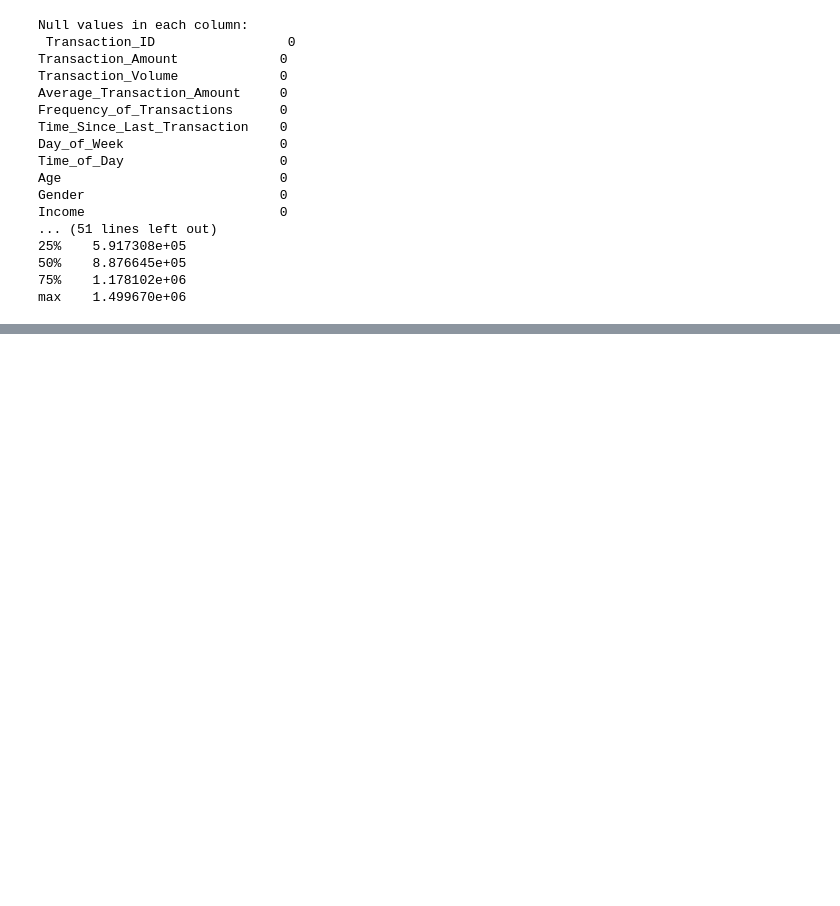
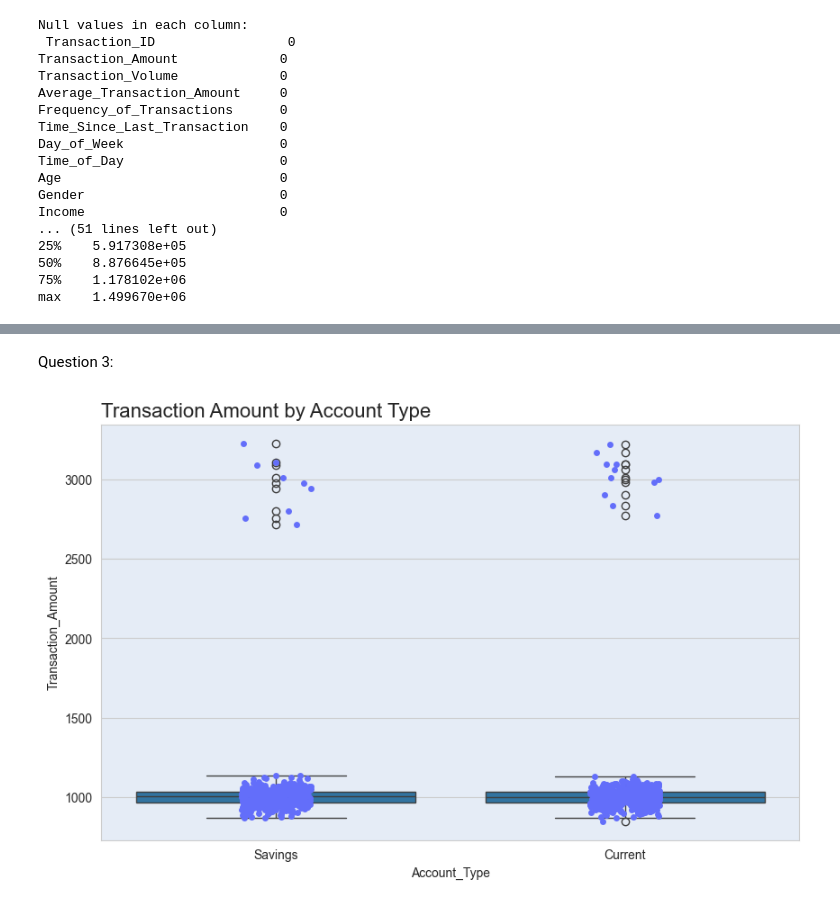
Before and after one commit to KHATIRh/ML-Internship-Task-1, a Jupyter notebook: Task 01.ipynb, the cells around one changed output, grey strips where cells are left out. Drawn from its saved outputs; the diff is of its cells as text; code cells hidden in the pictures; blank space fills up the shorter version.

```diff
--- a/Task 01.ipynb
+++ b/Task 01.ipynb
@@ -35,0 +54,23 @@ Question 2
+# %% [markdown]
+Question 3:
+# %%
+import pandas as pd
+import seaborn as sns
+import matplotlib.pyplot as plt
+
+df = pd.read_csv("transaction_anomalies_dataset.csv")
+
+sns.set_style("whitegrid")
+
+plt.figure(figsize=(10, 6))
+sns.boxplot(x='Account_Type', y='Transaction_Amount', data=df)
+sns.stripplot(x='Account_Type', y='Transaction_Amount', data=df, jitter=True, marker='o', color='#636efa')
+
+plt.style.use("Solarize_Light2")
+plt.title('Transaction Amount by Account Type', loc='left')
+plt.xlabel('Account_Type')
+plt.ylabel('Transaction_Amount')
+plt.gca().set_facecolor('#e5ecf6')
+plt.show()
+# %% [output]
+[figure, added]
```
Also changed, not shown: parts of 14 cells of this notebook.
